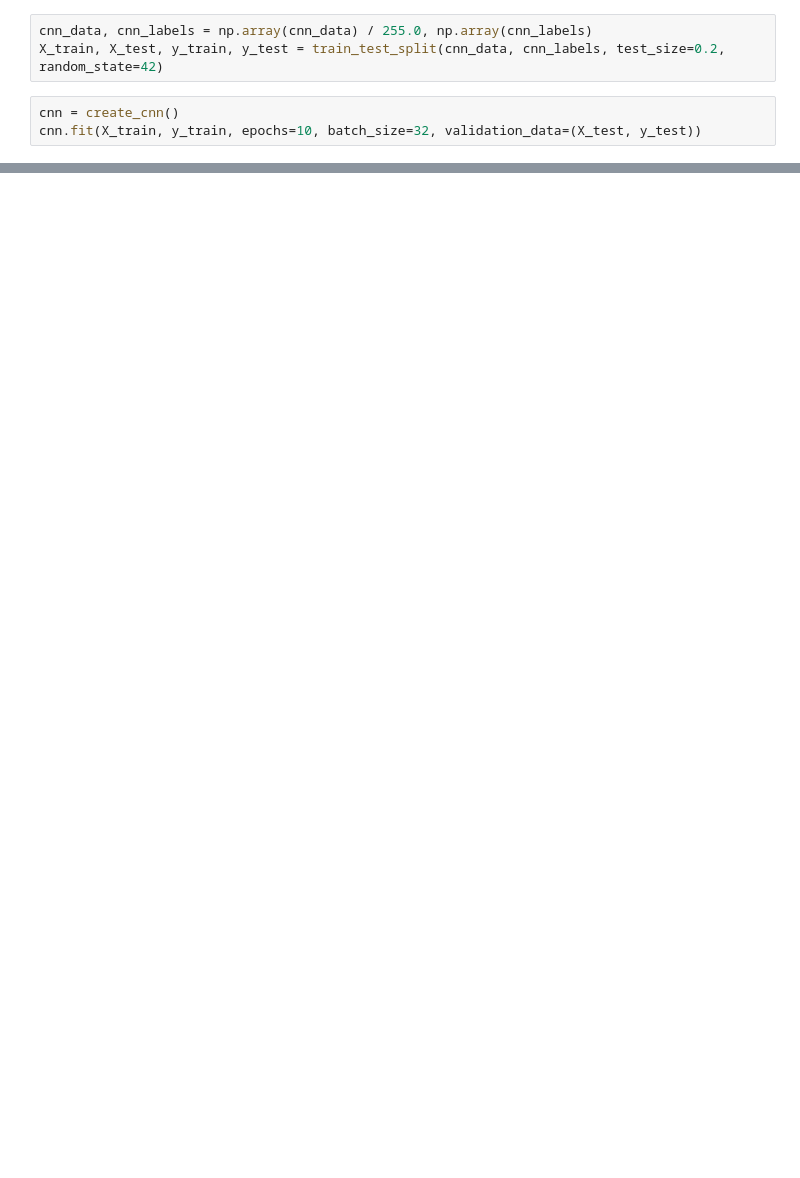
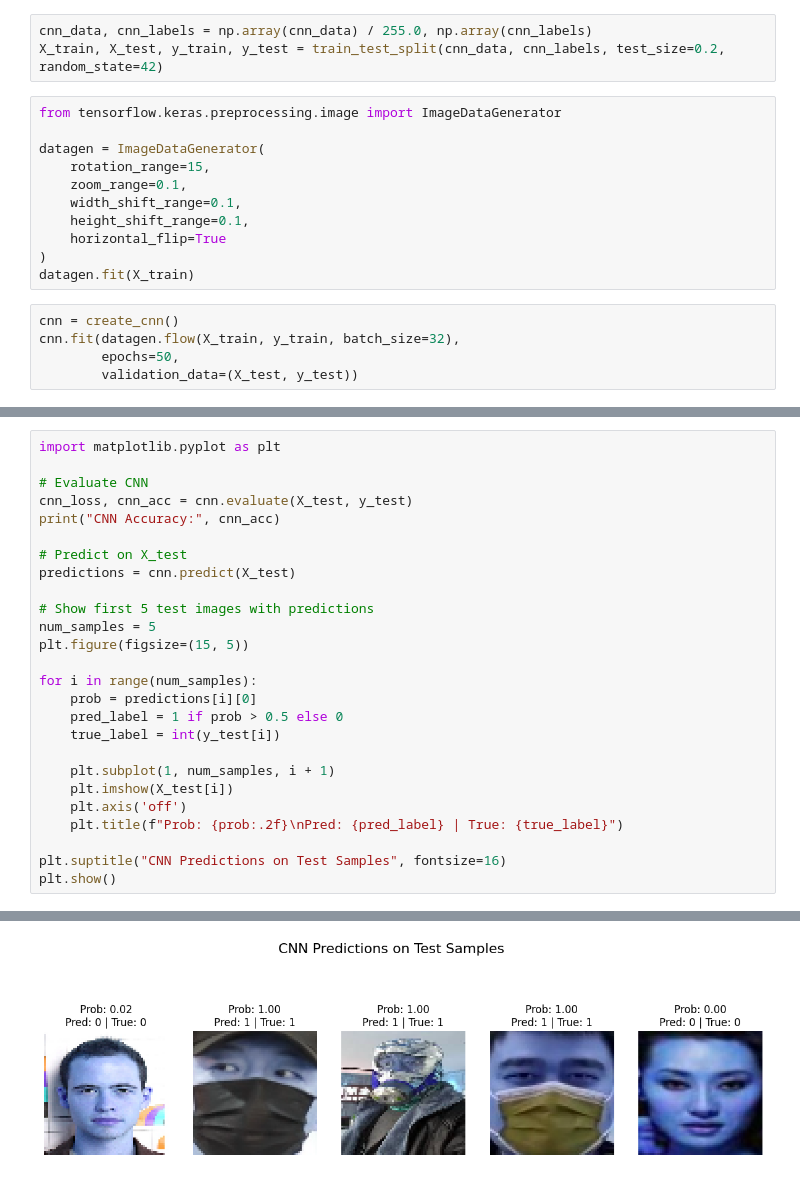
Before and after one commit to RutulPatel007/VR_Project1_Rutul_Patel_IMT2022021, a Jupyter notebook: MP_Classification.ipynb, the cells around one changed output, grey strips where cells are left out. Saved outputs shown, nothing was run; the diff lists cells and outputs as text; blank space fills up the shorter version.

```diff
--- a/MP_Classification.ipynb
+++ b/MP_Classification.ipynb
@@ -112,7 +140,20 @@ for category in categories:
 # %%
 cnn_data, cnn_labels = np.array(cnn_data) / 255.0, np.array(cnn_labels)
 X_train, X_test, y_train, y_test = train_test_split(cnn_data, cnn_labels, test_size=0.2, random_state=42)
+# %%
+from tensorflow.keras.preprocessing.image import ImageDataGenerator
+
+datagen = ImageDataGenerator(
+    rotation_range=15,
+    zoom_range=0.1,
+    width_shift_range=0.1,
+    height_shift_range=0.1,
+    horizontal_flip=True
+)
+datagen.fit(X_train)
 # %%
 cnn = create_cnn()
-cnn.fit(X_train, y_train, epochs=10, batch_size=32, validation_data=(X_test, y_test))
+cnn.fit(datagen.flow(X_train, y_train, batch_size=32),
+        epochs=50,
+        validation_data=(X_test, y_test))
 # %% [output]
@@ -146,0 +186,27 @@ CNN Accuracy: 0.9524969458580017
+# %%
+import matplotlib.pyplot as plt
+
+# Evaluate CNN
+cnn_loss, cnn_acc = cnn.evaluate(X_test, y_test)
+print("CNN Accuracy:", cnn_acc)
+
+# Predict on X_test
+predictions = cnn.predict(X_test)
+
+# Show first 5 test images with predictions
+num_samples = 5
+plt.figure(figsize=(15, 5))
+
+for i in range(num_samples):
+    prob = predictions[i][0]
+    pred_label = 1 if prob > 0.5 else 0
+    true_label = int(y_test[i])
+
+    plt.subplot(1, num_samples, i + 1)
+    plt.imshow(X_test[i])
+    plt.axis('off')
+    plt.title(f"Prob: {prob:.2f}\nPred: {pred_label} | True: {true_label}")
+
+plt.suptitle("CNN Predictions on Test Samples", fontsize=16)
+plt.show()
+# %% [output]
@@ -146,0 +216 @@ CNN Accuracy: 0.9524969458580017
+[figure, added]
```
Also changed, not shown: parts of 8 cells of this notebook.
